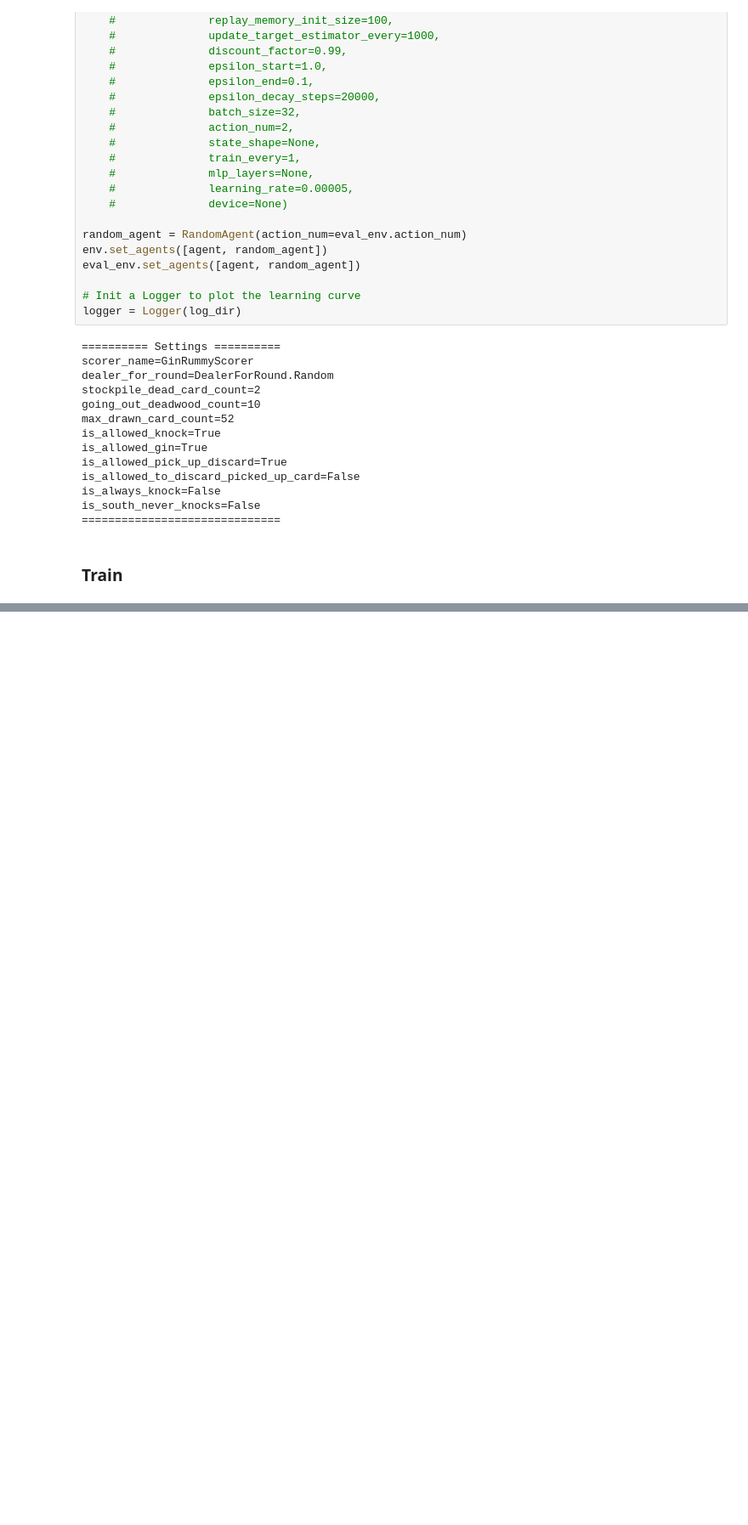
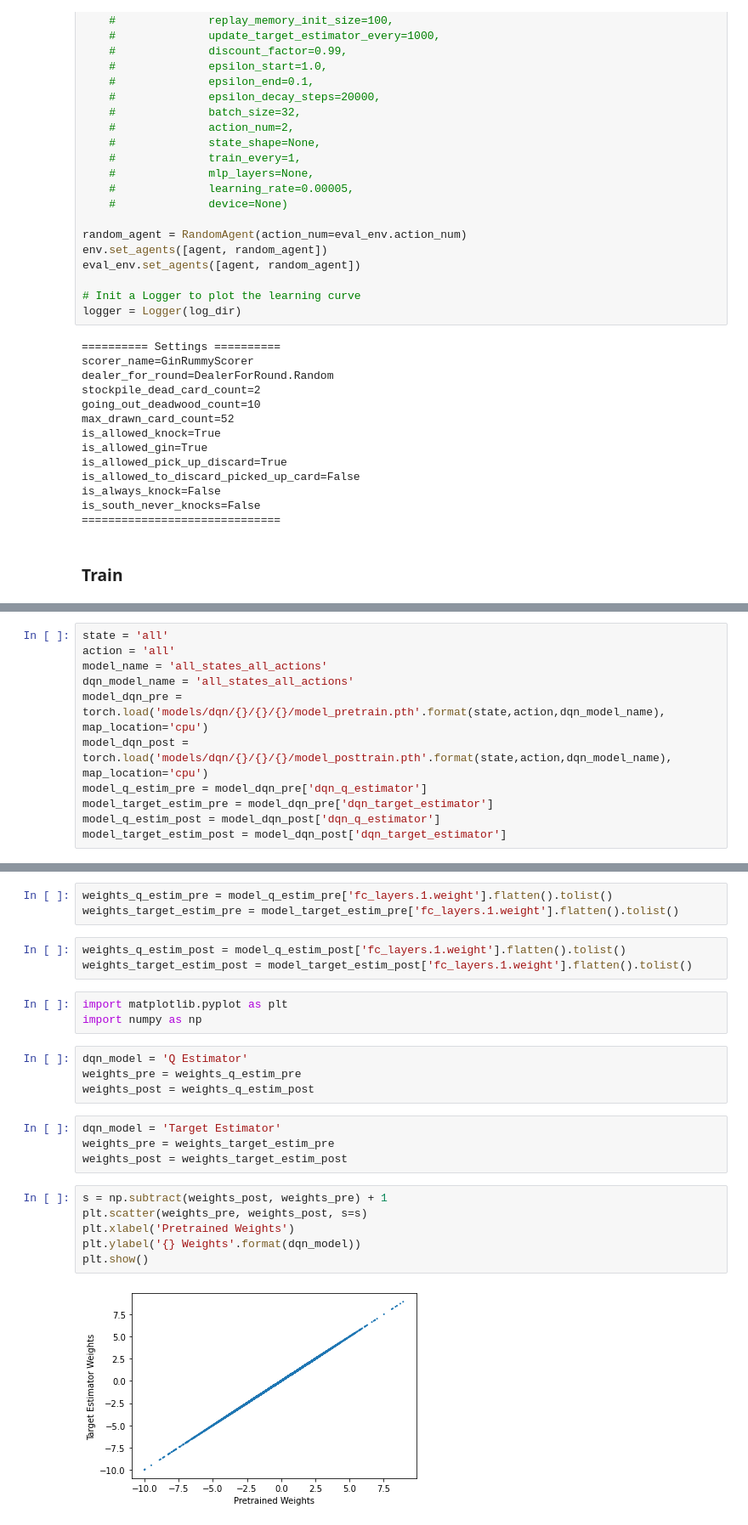
Before and after one commit to tancalv2/PretrainGinRummy, a Jupyter notebook: dqn.ipynb, the cells around one changed output, grey strips where cells are left out. Shown at 85% size. Cells and saved outputs as stored; diff of their text form; blank space fills up the shorter version.

```diff
--- a/dqn.ipynb
+++ b/dqn.ipynb
@@ -1002,0 +1238,11 @@ dict_keys(['dqn_q_estimator', 'dqn_target_estimator'])
+# %%
+state = 'all'
+action = 'all'
+model_name = 'all_states_all_actions'
+dqn_model_name = 'all_states_all_actions'
+model_dqn_pre = torch.load('models/dqn/{}/{}/{}/model_pretrain.pth'.format(state,action,dqn_model_name), map_location='cpu')
+model_dqn_post = torch.load('models/dqn/{}/{}/{}/model_posttrain.pth'.format(state,action,dqn_model_name), map_location='cpu')
+model_q_estim_pre = model_dqn_pre['dqn_q_estimator']
+model_target_estim_pre = model_dqn_pre['dqn_target_estimator']
+model_q_estim_post = model_dqn_post['dqn_q_estimator']
+model_target_estim_post = model_dqn_post['dqn_target_estimator']
@@ -1002,0 +1260,25 @@ dict_keys(['dqn_q_estimator', 'dqn_target_estimator'])
+# %%
+weights_q_estim_pre = model_q_estim_pre['fc_layers.1.weight'].flatten().tolist()
+weights_target_estim_pre = model_target_estim_pre['fc_layers.1.weight'].flatten().tolist()
+# %%
+weights_q_estim_post = model_q_estim_post['fc_layers.1.weight'].flatten().tolist()
+weights_target_estim_post = model_target_estim_post['fc_layers.1.weight'].flatten().tolist()
+# %%
+import matplotlib.pyplot as plt
+import numpy as np
+# %%
+dqn_model = 'Q Estimator'
+weights_pre = weights_q_estim_pre
+weights_post = weights_q_estim_post
+# %%
+dqn_model = 'Target Estimator'
+weights_pre = weights_target_estim_pre
+weights_post = weights_target_estim_post
+# %%
+s = np.subtract(weights_post, weights_pre) + 1
+plt.scatter(weights_pre, weights_post, s=s)
+plt.xlabel('Pretrained Weights')
+plt.ylabel('{} Weights'.format(dqn_model))
+plt.show()
+# %% [output]
+[figure, added]
```
Also changed, not shown: parts of 48 cells of this notebook.
